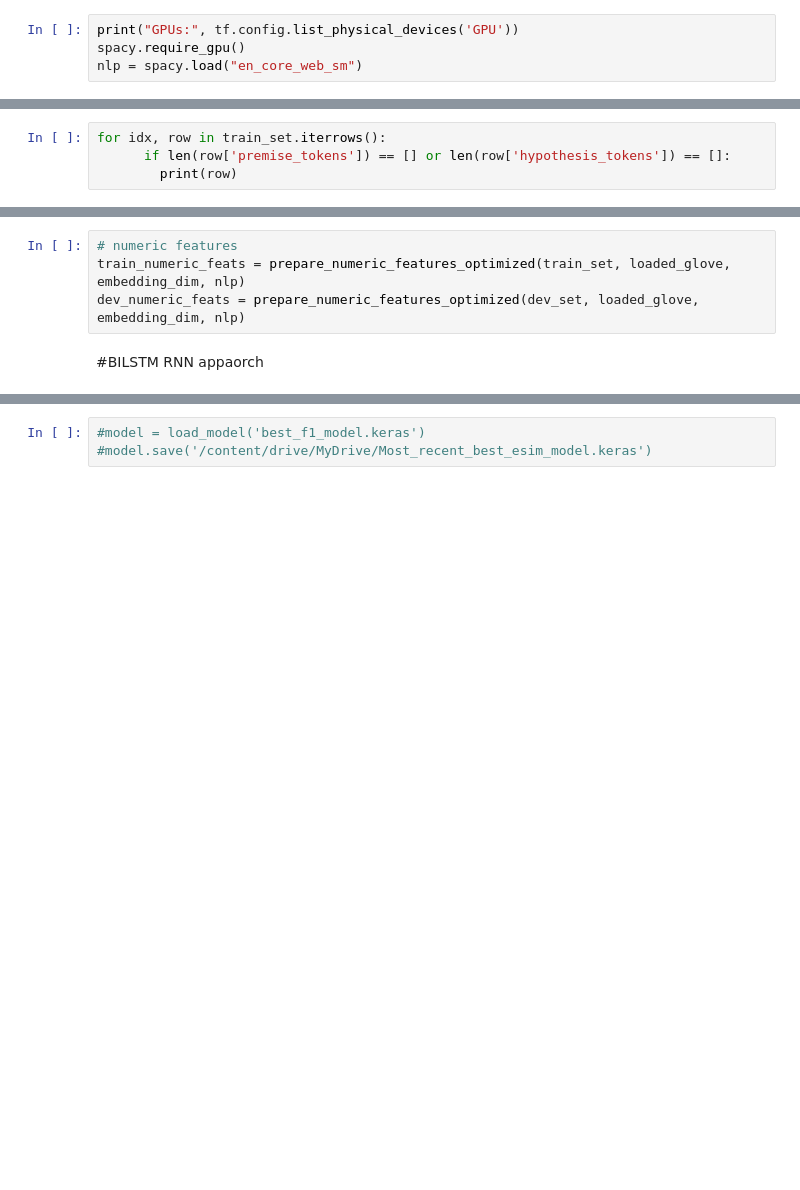
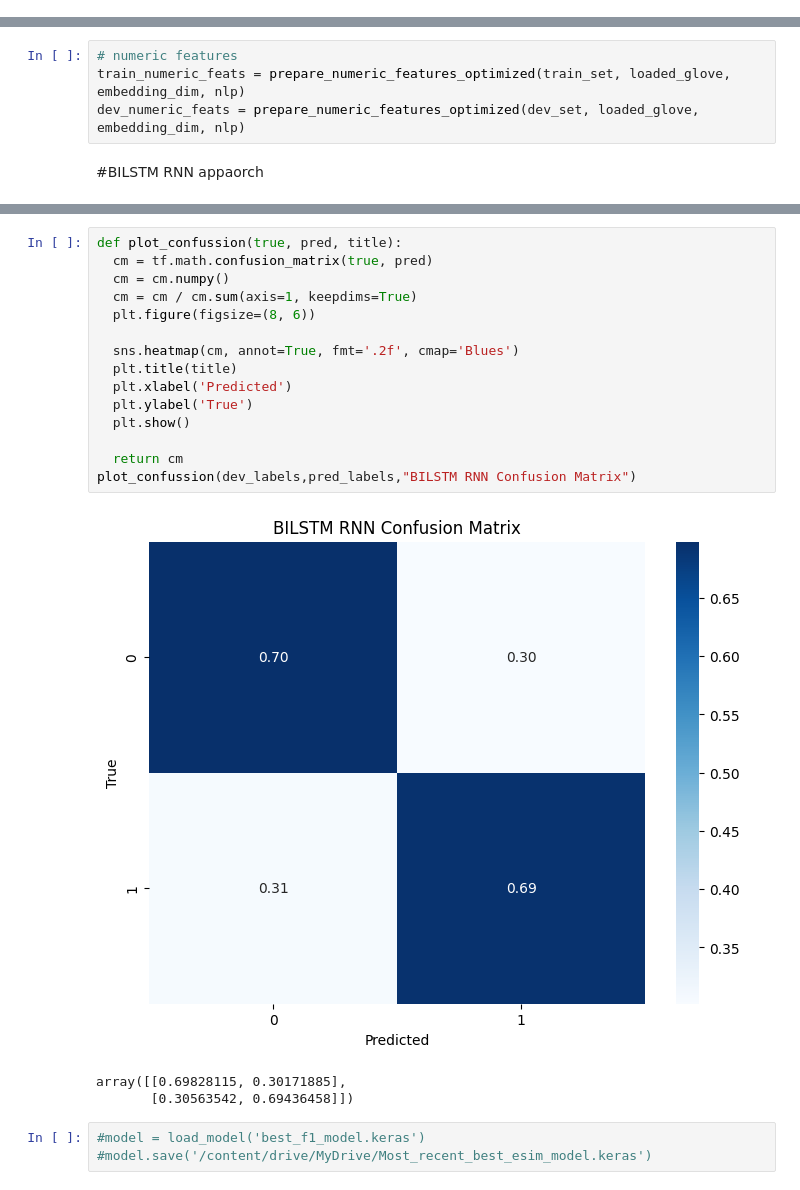
Before and after one commit to AAP9002/COMP34812-NLU-NLI, a Jupyter notebook: NLU_Method_B/BILSTM_RNN_Trainer.ipynb, the cells around one changed output, grey strips where cells are left out. Drawn from its saved outputs; the diff is of its cells as text; blank space fills up the shorter version.

```diff
--- a/NLU_Method_B/BILSTM_RNN_Trainer.ipynb
+++ b/NLU_Method_B/BILSTM_RNN_Trainer.ipynb
@@ -55,7 +104,3 @@ from tokenizers import ByteLevelBPETokenizer
 [nltk_data] Downloading package wordnet to /root/nltk_data...
 [nltk_data] Downloading package punkt_tab to /root/nltk_data...
 [nltk_data]   Unzipping tokenizers/punkt_tab.zip.
-# %%
-print("GPUs:", tf.config.list_physical_devices('GPU'))
-spacy.require_gpu()
-nlp = spacy.load("en_core_web_sm")
@@ -154,7 +195,3 @@ Dataset analysis
-# %%
-for idx, row in train_set.iterrows():
-      if len(row['premise_tokens']) == [] or len(row['hypothesis_tokens']) == []:
-        print(row)
 # %% [markdown]
 # Glove embeddings
 # %%
@@ -497,3 +508,22 @@ contradiction       0.68      0.65      0.66      3258
+# %%
+def plot_confussion(true, pred, title):
+  cm = tf.math.confusion_matrix(true, pred)
+  cm = cm.numpy()
+  cm = cm / cm.sum(axis=1, keepdims=True)
+  plt.figure(figsize=(8, 6))
+
+  sns.heatmap(cm, annot=True, fmt='.2f', cmap='Blues')
+  plt.title(title)
+  plt.xlabel('Predicted')
+  plt.ylabel('True')
+  plt.show()
+
+  return cm
+plot_confussion(dev_labels,pred_labels,"BILSTM RNN Confusion Matrix")
+# %% [output]
+[figure, added]
+array([[0.69828115, 0.30171885],
+       [0.30563542, 0.69436458]])
 # %%
 #model = load_model('best_f1_model.keras')
 #model.save('/content/drive/MyDrive/Most_recent_best_esim_model.keras')
```
Also changed, not shown: parts of 13 cells of this notebook.
